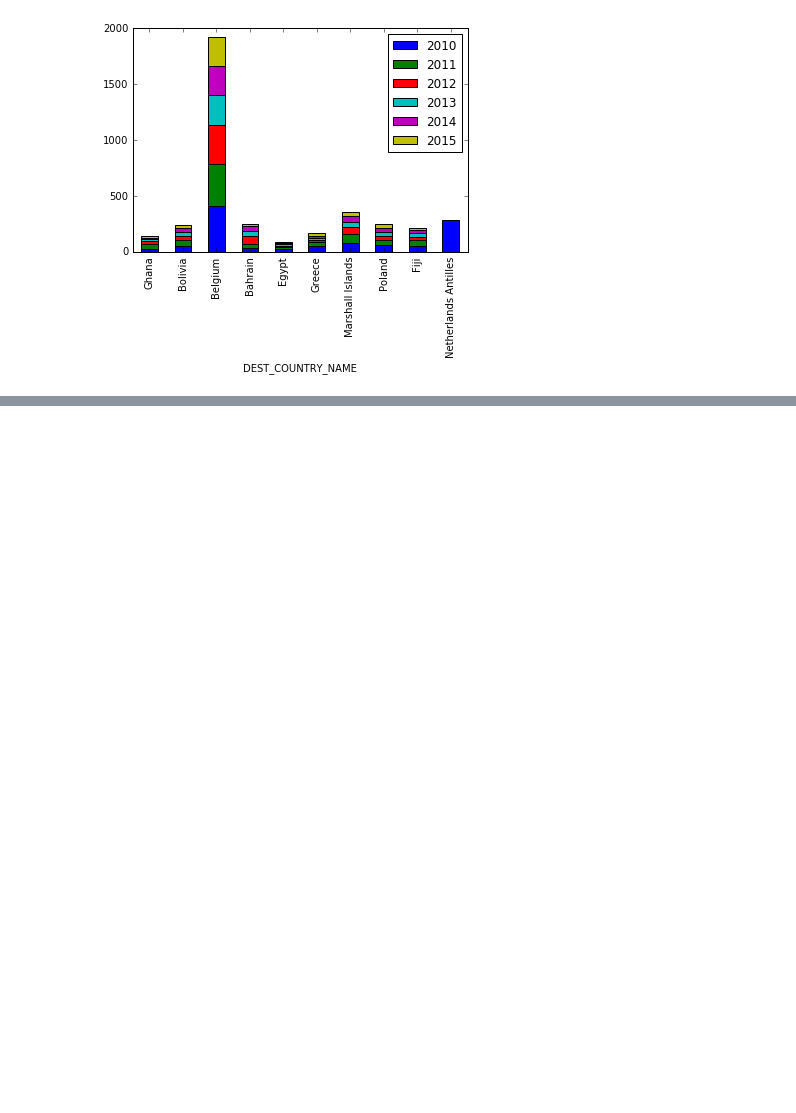
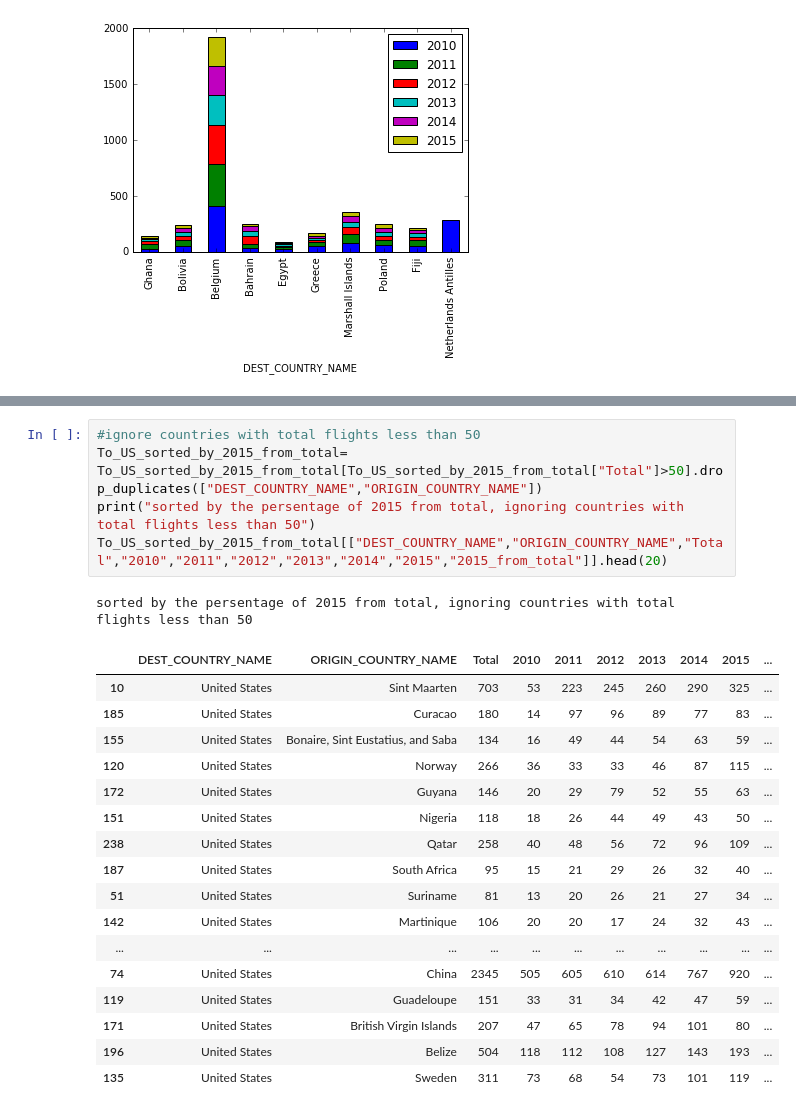
Before and after one commit to mnegypt/jupyter-notebooks, a Jupyter notebook: Air_Flights.ipynb, the cells around one changed output, grey strips where cells are left out. Drawn from its saved outputs; the diff is of its cells as text; blank space fills up the shorter version.

```diff
--- a/Air_Flights.ipynb
+++ b/Air_Flights.ipynb
@@ -255,0 +310,24 @@ lowest 10 countries
+# %%
+#ignore countries with total flights less than 50
+To_US_sorted_by_2015_from_total= To_US_sorted_by_2015_from_total[To_US_sorted_by_2015_from_total["Total"]>50].drop_duplicates(["DEST_COUNTRY_NAME","ORIGIN_COUNTRY_NAME"])
+print("sorted by the persentage of 2015 from total, ignoring countries with total flights less than 50")
+To_US_sorted_by_2015_from_total[["DEST_COUNTRY_NAME","ORIGIN_COUNTRY_NAME","Total","2010","2011","2012","2013","2014","2015","2015_from_total"]].head(20)
+# %% [output]
+sorted by the persentage of 2015 from total, ignoring countries with total flights less than 50
+|  | DEST_COUNTRY_NAME | ORIGIN_COUNTRY_NAME | Total | 2010 | 2011 | 2012 | 2013 | 2014 | 2015 | ... |
+| 10 | United States | Sint Maarten | 703 | 53 | 223 | 245 | 260 | 290 | 325 | ... |
+| 185 | United States | Curacao | 180 | 14 | 97 | 96 | 89 | 77 | 83 | ... |
+| 155 | United States | Bonaire, Sint Eustatius, and Saba | 134 | 16 | 49 | 44 | 54 | 63 | 59 | ... |
+| 120 | United States | Norway | 266 | 36 | 33 | 33 | 46 | 87 | 115 | ... |
+| 172 | United States | Guyana | 146 | 20 | 29 | 79 | 52 | 55 | 63 | ... |
+| 151 | United States | Nigeria | 118 | 18 | 26 | 44 | 49 | 43 | 50 | ... |
+| 238 | United States | Qatar | 258 | 40 | 48 | 56 | 72 | 96 | 109 | ... |
+| 187 | United States | South Africa | 95 | 15 | 21 | 29 | 26 | 32 | 40 | ... |
+| 51 | United States | Suriname | 81 | 13 | 20 | 26 | 21 | 27 | 34 | ... |
+| 142 | United States | Martinique | 106 | 20 | 20 | 17 | 24 | 32 | 43 | ... |
+| ... | ... | ... | ... | ... | ... | ... | ... | ... | ... | ... |
+| 74 | United States | China | 2345 | 505 | 605 | 610 | 614 | 767 | 920 | ... |
+| 119 | United States | Guadeloupe | 151 | 33 | 31 | 34 | 42 | 47 | 59 | ... |
+| 171 | United States | British Virgin Islands | 207 | 47 | 65 | 78 | 94 | 101 | 80 | ... |
+| 196 | United States | Belize | 504 | 118 | 112 | 108 | 127 | 143 | 193 | ... |
+| 135 | United States | Sweden | 311 | 73 | 68 | 54 | 73 | 101 | 119 | ... |
```
Also changed, not shown: parts of 7 cells of this notebook.
